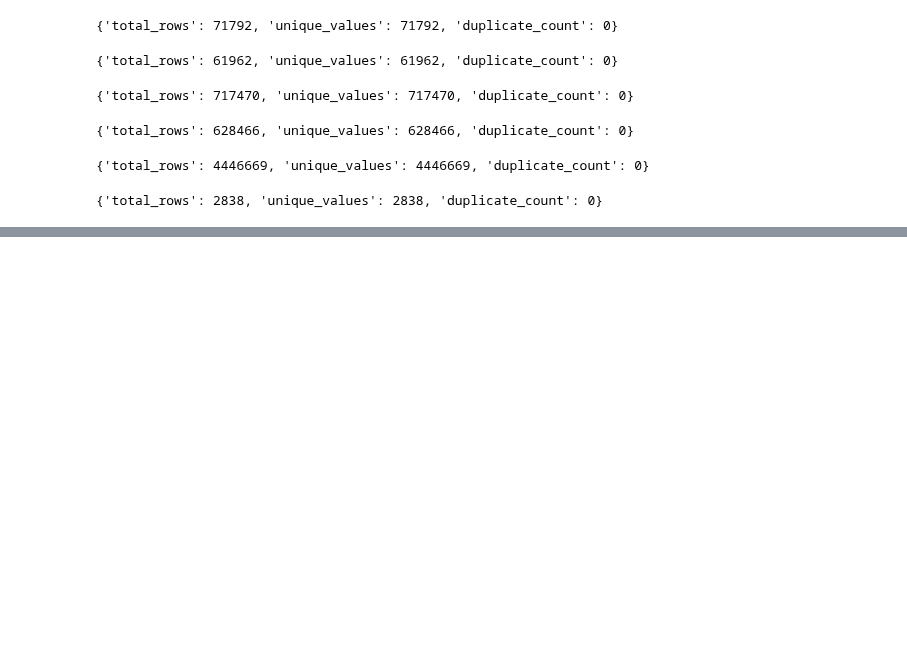
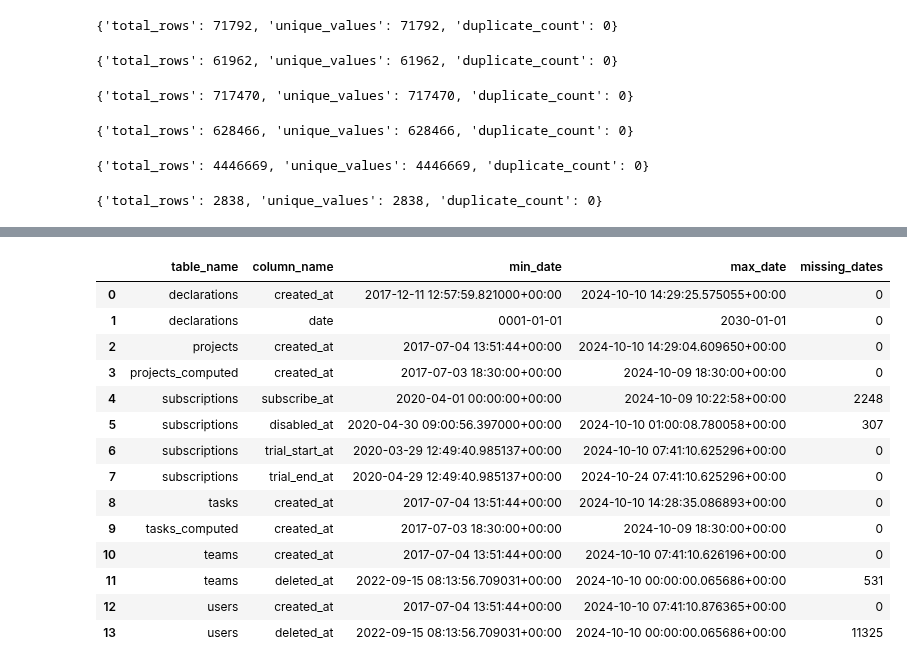
Before and after one commit to vimalraj73/Grizzley-Project-Operations-and-Resource-Utilization-Analysis, a Jupyter notebook: Main/Data Profiling.ipynb, the cells around one changed output, grey strips where cells are left out. Drawn from its saved outputs; the diff is of its cells as text; code cells hidden in the pictures; blank space fills up the shorter version.

```diff
--- a/Main/Data Profiling.ipynb
+++ b/Main/Data Profiling.ipynb
@@ -289,0 +429,50 @@ uniqueness_profile("subscriptions", "team_id")
+# %%
+query = """
+SELECT
+    table_name,
+    column_name,
+    data_type
+FROM information_schema.columns
+WHERE table_schema = 'public'
+AND data_type IN ('date', 'timestamp', 'timestamp without time zone', 'timestamp with time zone')
+ORDER BY table_name, ordinal_position;
+"""
+
+date_tables = pd.read_sql(query, engine)
+
+results = []
+
+for _, row in date_tables.iterrows():
+    table_name = row["table_name"]
+    column_name = row["column_name"]
+
+    query = f"""
+    SELECT
+        '{table_name}' AS table_name,
+        '{column_name}' AS column_name,
+        MIN("{column_name}") AS min_date,
+        MAX("{column_name}") AS max_date,
+        COUNT(*) - COUNT("{column_name}") AS missing_dates
+    FROM "{table_name}";
+    """
+
+    results.append(pd.read_sql(query, engine))
+
+results_df = pd.concat(results, ignore_index=True)
+results_df
+# %% [output]
+|  | table_name | column_name | min_date | max_date | missing_dates |
+| 0 | declarations | created_at | 2017-12-11 12:57:59.821000+00:00 | 2024-10-10 14:29:25.575055+00:00 | 0 |
+| 1 | declarations | date | 0001-01-01 | 2030-01-01 | 0 |
+| 2 | projects | created_at | 2017-07-04 13:51:44+00:00 | 2024-10-10 14:29:04.609650+00:00 | 0 |
+| 3 | projects_computed | created_at | 2017-07-03 18:30:00+00:00 | 2024-10-09 18:30:00+00:00 | 0 |
+| 4 | subscriptions | subscribe_at | 2020-04-01 00:00:00+00:00 | 2024-10-09 10:22:58+00:00 | 2248 |
+| 5 | subscriptions | disabled_at | 2020-04-30 09:00:56.397000+00:00 | 2024-10-10 01:00:08.780058+00:00 | 307 |
+| 6 | subscriptions | trial_start_at | 2020-03-29 12:49:40.985137+00:00 | 2024-10-10 07:41:10.625296+00:00 | 0 |
+| 7 | subscriptions | trial_end_at | 2020-04-29 12:49:40.985137+00:00 | 2024-10-24 07:41:10.625296+00:00 | 0 |
+| 8 | tasks | created_at | 2017-07-04 13:51:44+00:00 | 2024-10-10 14:28:35.086893+00:00 | 0 |
+| 9 | tasks_computed | created_at | 2017-07-03 18:30:00+00:00 | 2024-10-09 18:30:00+00:00 | 0 |
+| 10 | teams | created_at | 2017-07-04 13:51:44+00:00 | 2024-10-10 07:41:10.626196+00:00 | 0 |
+| 11 | teams | deleted_at | 2022-09-15 08:13:56.709031+00:00 | 2024-10-10 00:00:00.065686+00:00 | 531 |
+| 12 | users | created_at | 2017-07-04 13:51:44+00:00 | 2024-10-10 07:41:10.876365+00:00 | 0 |
+| 13 | users | deleted_at | 2022-09-15 08:13:56.709031+00:00 | 2024-10-10 00:00:00.065686+00:00 | 11325 |
```
Also changed, not shown: parts of 10 cells of this notebook.
